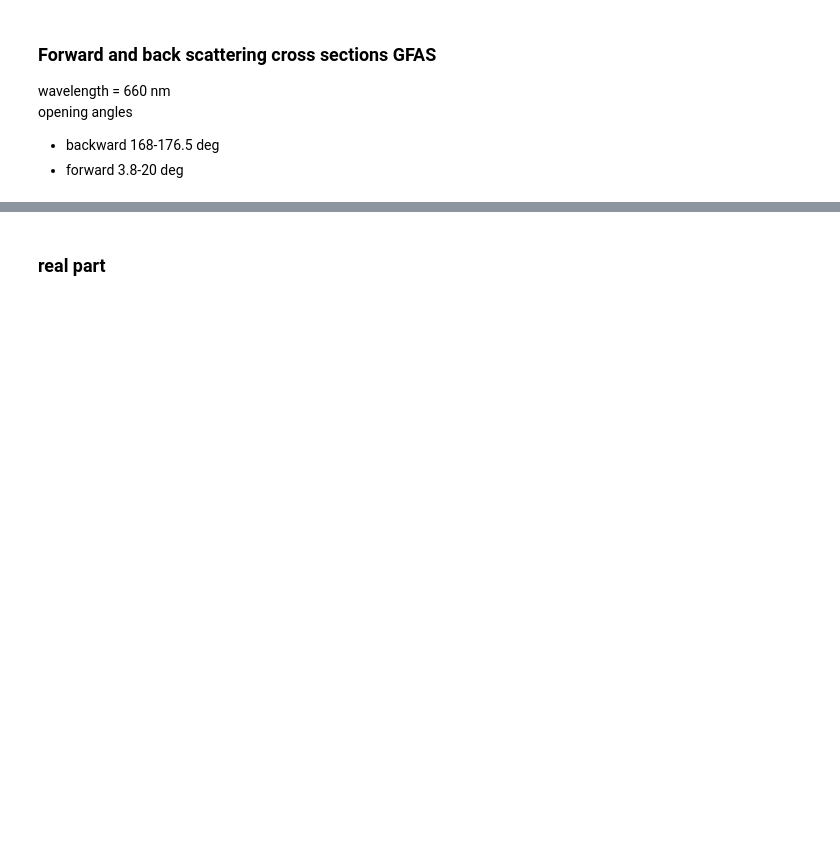
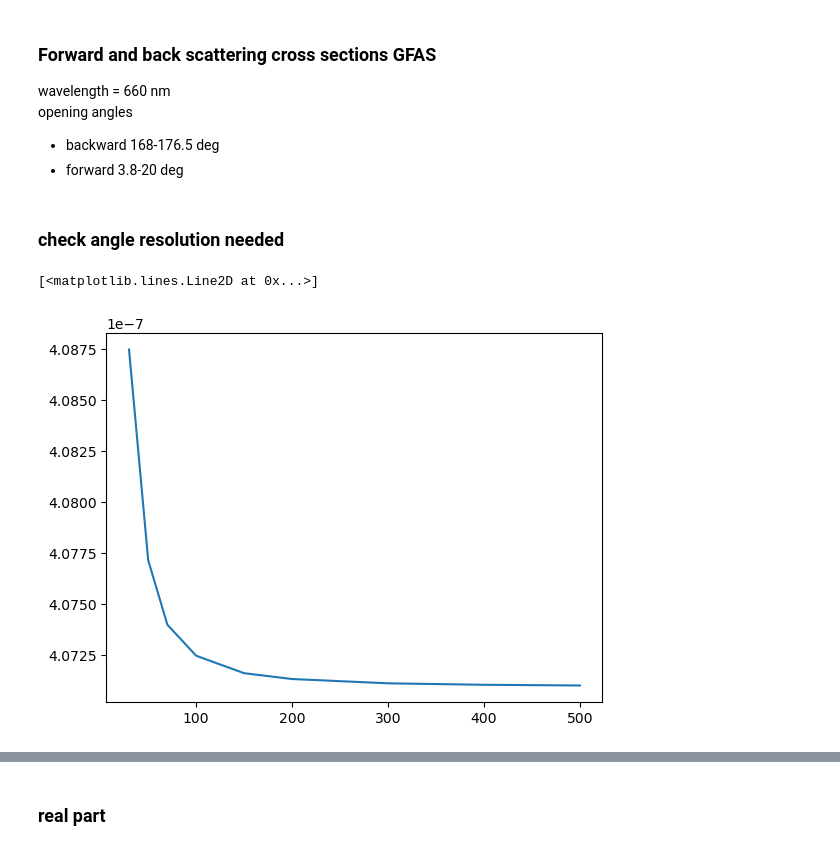
Before and after one commit to leahab/instrumentation-GFAS, a Jupyter notebook: plots/model_SCS.ipynb, the cells around one changed output, grey strips where cells are left out. Saved outputs shown, nothing was run; the diff lists cells and outputs as text; code cells hidden in the pictures; blank space fills up the shorter version.

Commit message:
updates on mie calculations and looking at some stuff for plots

```diff
--- a/plots/model_SCS.ipynb
+++ b/plots/model_SCS.ipynb
@@ -41,8 +41,8 @@ def mie_calculation(diameters, m=1.33):
      '''
 
      n=len(diameters)
-     ang_bw = np.linspace(168, 176.5, 30) # backscattering opening angles
-     ang_fw = np.linspace(3.8, 20, 30)  # forward scattering opening angles
+     ang_bw = np.linspace(168, 176.5, 500) # backscattering opening angles
+     ang_fw = np.linspace(3.8, 20, 500)  # forward scattering opening angles
 
      sigma_fw=np.zeros(n)
      sigma_S=np.zeros(n)
@@ -50,8 +50,8 @@ def mie_calculation(diameters, m=1.33):
      sigma_J=np.zeros(n)
      for i,di in enumerate(diameters):
          x = di * np.pi / 660  # size parameter, unities [nm]/[nm]
-         theta_fw, SL1, SR1, _ = pms.ScatteringFunction(m=m, wavelength=660, diameter=di, nMedium=1.0,  minAngle=ang_fw[0], maxAngle=ang_fw[-1], angularResolution= (ang_fw[-1]-ang_fw[0])/30 )
-         theta_bw, SL, SR, _ = pms.ScatteringFunction(m=m, wavelength=660, diameter=di, nMedium=1.0,  minAngle=ang_bw[0], maxAngle=ang_bw[-1], angularResolution= (ang_bw[-1]-ang_bw[0])/30 )
+         theta_fw, SL1, SR1, _ = pms.ScatteringFunction(m=m, wavelength=660, diameter=di, nMedium=1.0,  minAngle=ang_fw[0], maxAngle=ang_fw[-1], angularResolution= (ang_fw[-1]-ang_fw[0])/500 )
+         theta_bw, SL, SR, _ = pms.ScatteringFunction(m=m, wavelength=660, diameter=di, nMedium=1.0,  minAngle=ang_bw[0], maxAngle=ang_bw[-1], angularResolution= (ang_bw[-1]-ang_bw[0])/500 )
          sc_tot =x ** (-2) * np.trapz((SL1+SR1) * np.sin(theta_fw), theta_fw)
          sc_L =x ** (-2) * np.trapz((SL) * np.sin(theta_bw), theta_bw)
          sc_R =x ** (-2) * np.trapz((SR) * np.sin(theta_bw), theta_bw)
@@ -59,9 +59,9 @@ def mie_calculation(diameters, m=1.33):
          sigma_P[i]=1e4*sc_R*0.25 * np.pi * (di * 1e-9) ** 2 #di converted to meters, sigma converted to cm^2
          sigma_S[i]=1e4*sc_L*0.25 * np.pi * (di * 1e-9) ** 2 #di converted to meters, sigma converted to cm^2
 
-         S1,S2=np.zeros(30, dtype=complex), np.zeros(30, dtype=complex)
+         S1,S2=np.zeros(500, dtype=complex), np.zeros(500, dtype=complex)
          theta= ang_bw*np.pi/180 # into rad
-         for j in range(30):
+         for j in range(500):
              S1[j],S2[j]=pms.MieS1S2(m, x, np.cos(theta[j]))
          sigma_J[i]= x**(-2)/4 *1e4 *np.pi * (di * 1e-9)**2 * np.trapz(np.real(S1 * np.conjugate(S2))* np.sin(theta), theta)
 
@@ -71,0 +157,2 @@ def mie_calculation(diameters, m=1.33):
+# %% [markdown]
+### check angle resolution needed
@@ -71,0 +205,21 @@ def mie_calculation(diameters, m=1.33):
+# %%
+diam = [10000]
+angle_res = [30,50,70,100,150,200,300,400,500]
+fw = []
+S = []
+P = []
+
+for a in angle_res:
+    sigma_fw, sigma_S, sigma_P, sigma_x, sigma_y = mie_calculation(diam, a, m=1.33)
+    fw.append(sigma_fw)
+    S.append(sigma_y)
+    P.append(sigma_x)
+# %%
+fw_ = np.array(fw).squeeze()
+S_ = np.array(S).squeeze()
+P_ =  np.array(P).squeeze()
+# %%
+plt.plot(angle_res, fw_)
+# %% [output]
+[<matplotlib.lines.Line2D at 0x...>]
+[figure, added]
```
Also changed, not shown: parts of 15 cells of this notebook, 3 other files.
